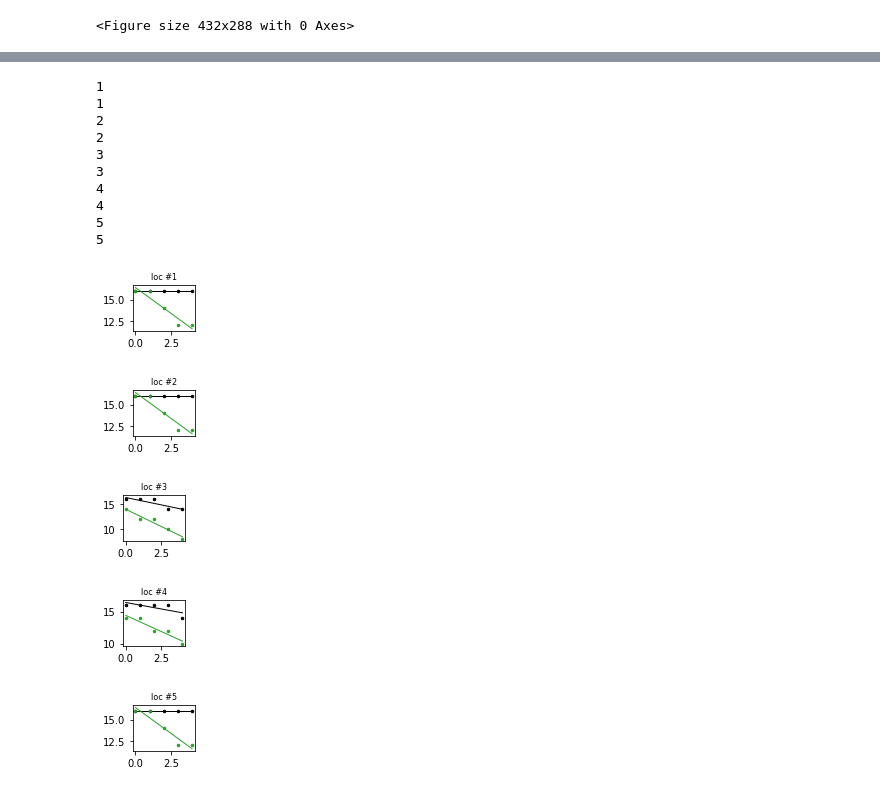
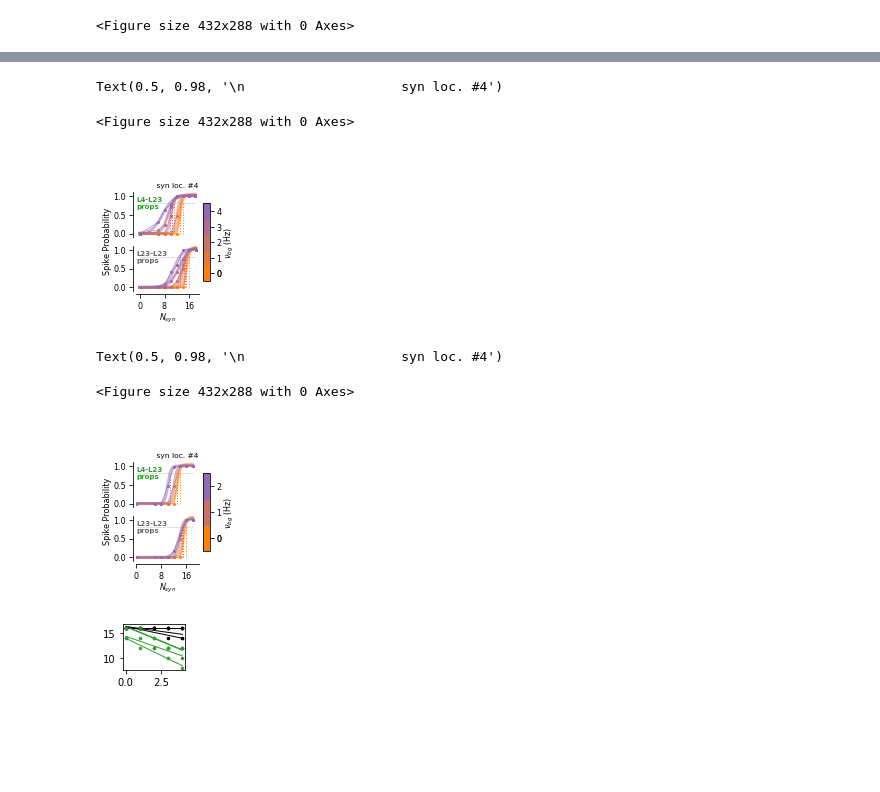
Before and after one commit to yzerlaut/zinc-NMDA-modulation, a Jupyter notebook: Sensitivity_to_Background_Modulation.ipynb, the cells around one changed output, grey strips where cells are left out. Saved outputs shown, nothing was run; the diff lists cells and outputs as text; code cells hidden in the pictures; blank space fills up the shorter version.

```diff
--- a/Sensitivity_to_Background_Modulation.ipynb
+++ b/Sensitivity_to_Background_Modulation.ipynb
@@ -417,35 +485,50 @@ fig_BG12 = show_response_bg_dep(FREE, CHELATED, method='Proba', ge=ge,
+# %%
+%run plots/show_trial_average_responses.py
+props['syn_location'] = 4
+FREE = get_trial_average_responses(RESP_ACTIVE_PER_STIM,
+                                   alphaZn=0.45, **props)
+CHELATED = get_trial_average_responses(RESP_ACTIVE_PER_STIM,
+                                       alphaZn=0., **props)
+fig = show_response_bg_dep(FREE, CHELATED, method='Proba', ge=ge,
+                           ylim=[-0.1,1.1],
+                           crossing=props['thresholds']['Proba'])
+fig.suptitle('\n'+20*' '+'syn loc. #%i' % props['syn_location'], size=7.5)
+# %% [output]
+Text(0.5, 0.98, '\n                    syn loc. #4')
+<Figure size 432x288 with 0 Axes>
+[figure, added]
+# %%
+%run plots/show_trial_average_responses.py
+props['syn_location'] = 4
+FREE = get_trial_average_responses(RESP_ACTIVE_PER_STIM,
+                                   alphaZn=0.45, **props)
+CHELATED = get_trial_average_responses(RESP_ACTIVE_PER_STIM,
+                                       alphaZn=0., **props)
+fig = show_response_bg_dep(FREE, CHELATED, method='Proba', ge=ge,
+                           ylim=[-0.1,1.1],
+                           xlim=[0,20],
+                           BG_levels=[0,1.,2],
+                           crossing=props['thresholds']['Proba'])
+fig.suptitle('\n'+20*' '+'syn loc. #%i' % props['syn_location'], size=7.5)
+# %% [output]
+Text(0.5, 0.98, '\n                    syn loc. #4')
+<Figure size 432x288 with 0 Axes>
+[figure, added]
 # %%
-WITH_PLOT = True
 SLOPES = {'free':[], 'chelated':[]}
-for i in np.unique(RESP_ACTIVE_PER_STIM['syn_location']):
-    props = {'syn_location':i, 'thresholds':{'Proba':0.8}} # 'VLIM':[-76,0],
-    FREE = get_trial_average_responses(RESP_ACTIVE_PER_STIM, alphaZn=0.45, **props)
-    CHELATED = get_trial_average_responses(RESP_ACTIVE_PER_STIM, alphaZn=0., **props)
-    if WITH_PLOT:
-        fig, ax= ge.figure()
-    for C, color, key in zip([FREE, CHELATED], ['k', ge.green], ['free', 'chelated']):
+fig, ax= ge.figure()
+for i in np.unique(RESP_PASSIVE_PER_STIM['syn_location']):
+    props = {'syn_location':i, 'thresholds':{'Proba':0.8}}
+    FREE=get_trial_average_responses(RESP_ACTIVE_PER_STIM, alphaZn=0.45, **props)
+    CHELATED=get_trial_average_responses(RESP_ACTIVE_PER_STIM, alphaZn=0., **props)
+    for C, color, key in zip([FREE, CHELATED],
+                             ['k', ge.green], ['free', 'chelated']):
         x = [C[i]['bg_level'] for i in range(len(C))]
         y = [C[i]['Proba-threshold'] for i in range(len(C))]
         lin = np.polyfit(x, y, 1)
         SLOPES[key].append(-lin[0])
-        if WITH_PLOT:
-            ge.scatter(x, y, color=color, ax=ax, no_set=True)
-            ge.plot(x, np.polyval(lin, x), color=color, ax=ax, no_set=True)
-            ge.title(ax, 'loc #%i' % i)
+        ge.scatter(x, y, color=color, ax=ax, no_set=True)
+        ge.plot(x, np.polyval(lin, x), color=color, ax=ax, no_set=True)
 # %% [output]
-1
-1
-2
-2
-3
-3
-4
-4
-5
-5
-[figure, old version]
+[figure, new version]
-[figure, removed]
-[figure, removed]
-[figure, removed]
-[figure, removed]
 # %%
```
Also changed, not shown: parts of 34 cells of this notebook, 2 other files.
